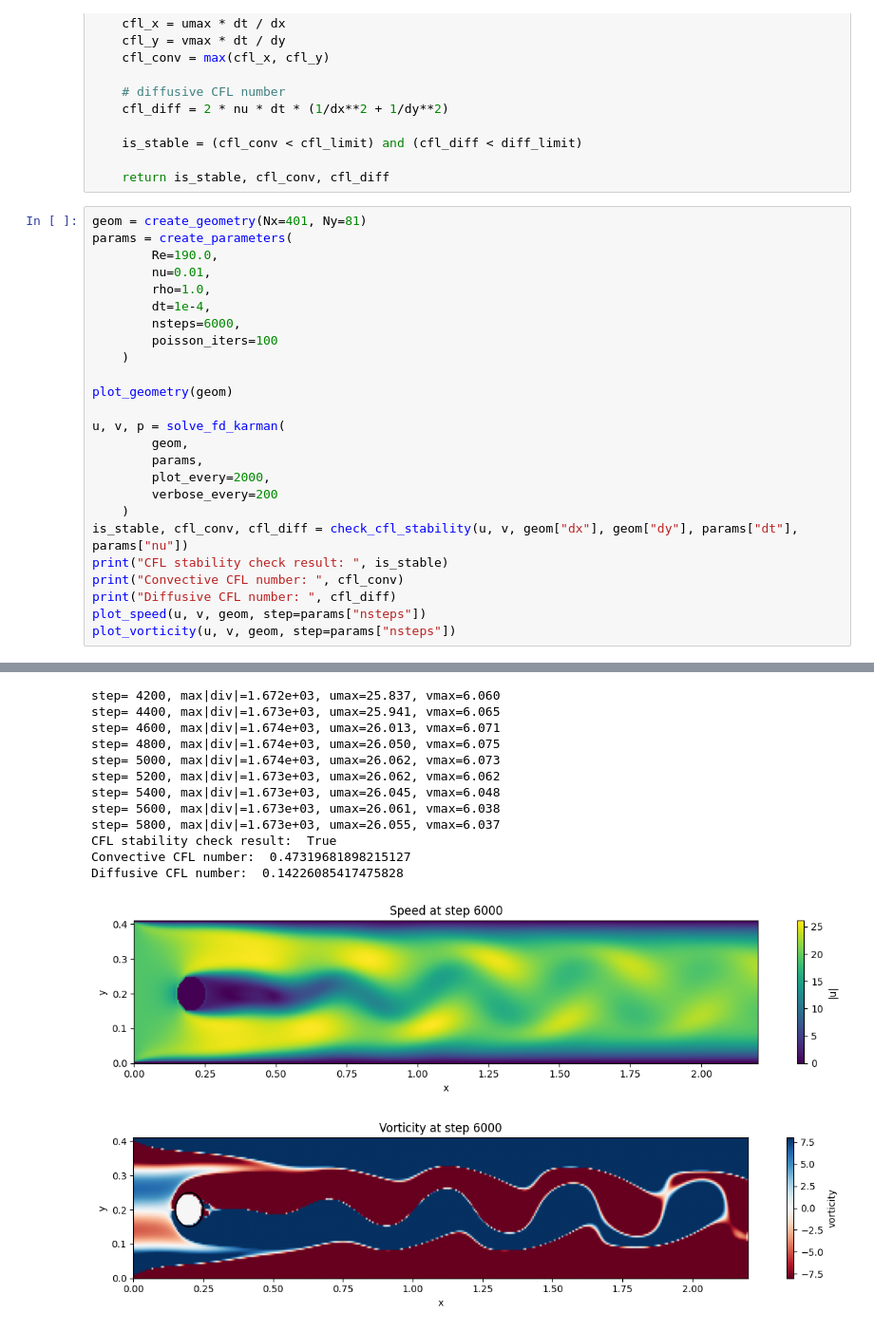
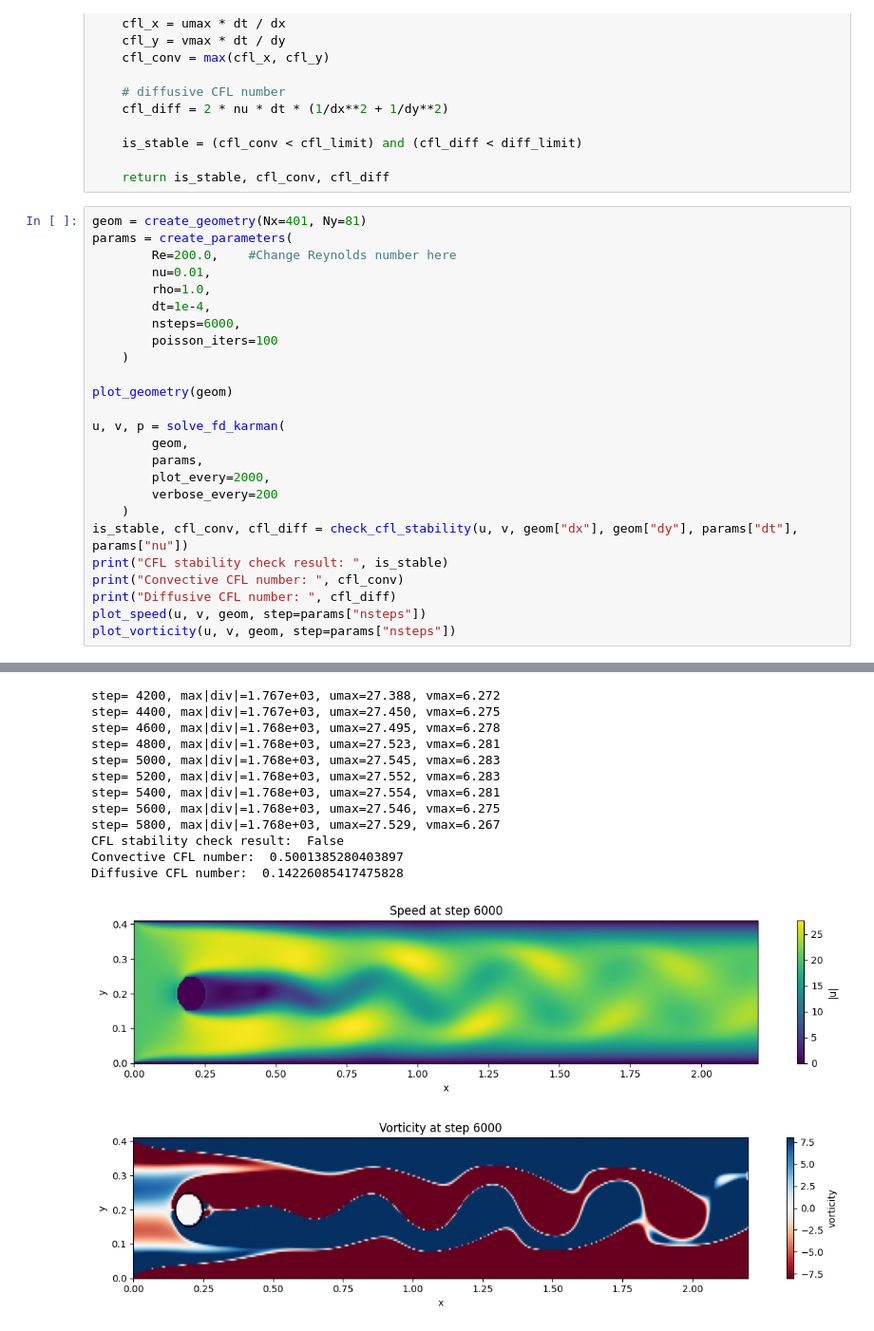
Before and after one commit to Hunter-13-z/Scientific-Computing, a Jupyter notebook: Assignment3/Karman_FD.ipynb, the cells around one changed output, grey strips where cells are left out. Shown at 95% size. Drawn from its saved outputs; the diff is of its cells as text.

```diff
--- a/Assignment3/Karman_FD.ipynb
+++ b/Assignment3/Karman_FD.ipynb
@@ -339,7 +339,7 @@ def check_cfl_stability(u, v, dx, dy, dt, nu,
 # %%
 geom = create_geometry(Nx=401, Ny=81)
 params = create_parameters(
-        Re=190.0,
+        Re=200.0,    #Change Reynolds number here
         nu=0.01,
         rho=1.0,
         dt=1e-4,
@@ -389,14 +389,14 @@ step= 4000, max|div|=1.672e+03, umax=25.774, vmax=6.055
-step= 4200, max|div|=1.672e+03, umax=25.837, vmax=6.060
-step= 4400, max|div|=1.673e+03, umax=25.941, vmax=6.065
-step= 4600, max|div|=1.674e+03, umax=26.013, vmax=6.071
-step= 4800, max|div|=1.674e+03, umax=26.050, vmax=6.075
-step= 5000, max|div|=1.674e+03, umax=26.062, vmax=6.073
-step= 5200, max|div|=1.673e+03, umax=26.062, vmax=6.062
-step= 5400, max|div|=1.673e+03, umax=26.045, vmax=6.048
-step= 5600, max|div|=1.673e+03, umax=26.061, vmax=6.038
-step= 5800, max|div|=1.673e+03, umax=26.055, vmax=6.037
-CFL stability check result:  True
-Convective CFL number:  0.47319681898215127
+step= 4200, max|div|=1.767e+03, umax=27.388, vmax=6.272
+step= 4400, max|div|=1.767e+03, umax=27.450, vmax=6.275
+step= 4600, max|div|=1.768e+03, umax=27.495, vmax=6.278
+step= 4800, max|div|=1.768e+03, umax=27.523, vmax=6.281
+step= 5000, max|div|=1.768e+03, umax=27.545, vmax=6.283
+step= 5200, max|div|=1.768e+03, umax=27.552, vmax=6.283
+step= 5400, max|div|=1.768e+03, umax=27.554, vmax=6.281
+step= 5600, max|div|=1.768e+03, umax=27.546, vmax=6.275
+step= 5800, max|div|=1.768e+03, umax=27.529, vmax=6.267
+CFL stability check result:  False
+Convective CFL number:  0.5001385280403897
 Diffusive CFL number:  0.14226085417475828
-[figure, old version]
+[figure, new version]
-[figure, old version]
+[figure, new version]
```
Also changed, not shown: parts of 2 cells of this notebook, 4 other files.
